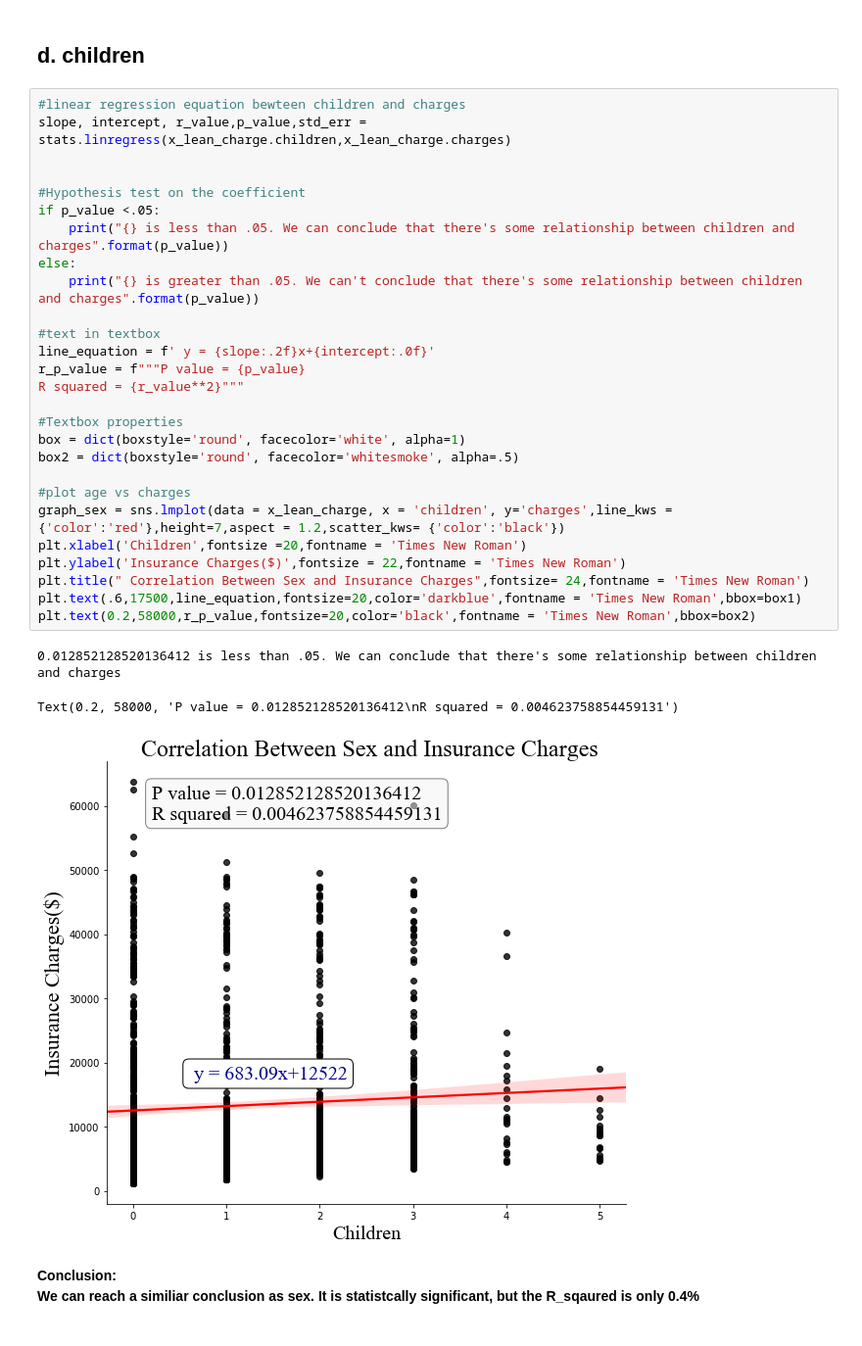
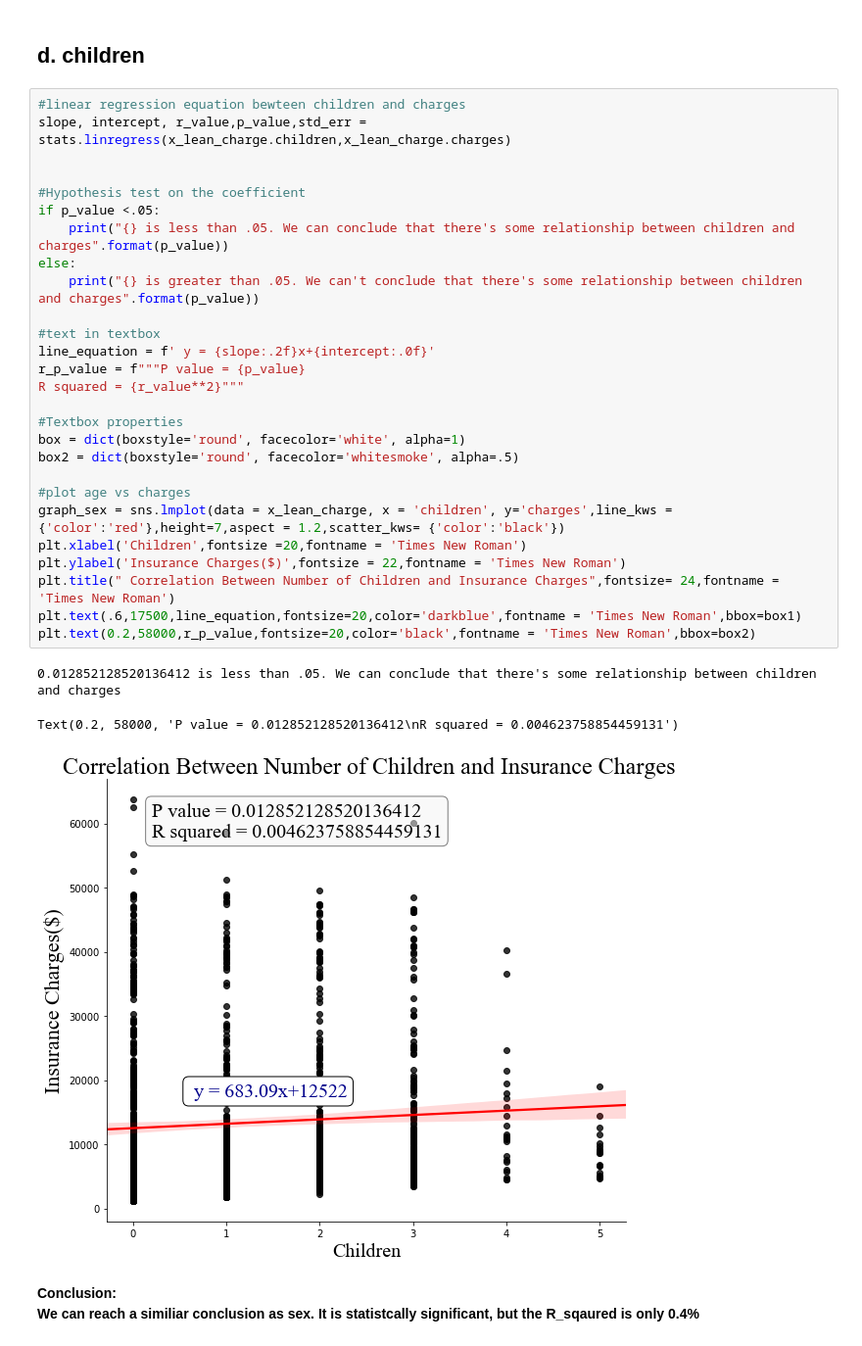
Before and after one commit to feelzoo/US_Medical_Insurance_Cost, a Jupyter notebook: US_Medical_Insurance_Cost_multiple_regression.ipynb, the cells around one changed output. Shown: that part at 98% size. Cells and saved outputs as stored; diff of their text form.

```diff
--- a/US_Medical_Insurance_Cost_multiple_regression.ipynb
+++ b/US_Medical_Insurance_Cost_multiple_regression.ipynb
@@ -331,34 +331,34 @@ Text(0.2, 58000, 'P value = 0.036132721005929666\nR squared = 0.0032823803913607
 # %%
 #linear regression equation bewteen children and charges
 slope, intercept, r_value,p_value,std_err = stats.linregress(x_lean_charge.children,x_lean_charge.charges)
 
 
 #Hypothesis test on the coefficient
 if p_value <.05:
     print("{} is less than .05. We can conclude that there's some relationship between children and charges".format(p_value))
 else:
     print("{} is greater than .05. We can't conclude that there's some relationship between children and charges".format(p_value))
 
 #text in textbox
 line_equation = f' y = {slope:.2f}x+{intercept:.0f}'
 r_p_value = f"""P value = {p_value}
 R squared = {r_value**2}"""
 
 #Textbox properties
 box = dict(boxstyle='round', facecolor='white', alpha=1)
 box2 = dict(boxstyle='round', facecolor='whitesmoke', alpha=.5)
 
 #plot age vs charges
 graph_sex = sns.lmplot(data = x_lean_charge, x = 'children', y='charges',line_kws = {'color':'red'},height=7,aspect = 1.2,scatter_kws= {'color':'black'})
 plt.xlabel('Children',fontsize =20,fontname = 'Times New Roman')
 plt.ylabel('Insurance Charges($)',fontsize = 22,fontname = 'Times New Roman')
-plt.title(" Correlation Between Sex and Insurance Charges",fontsize= 24,fontname = 'Times New Roman')
+plt.title(" Correlation Between Number of Children and Insurance Charges",fontsize= 24,fontname = 'Times New Roman')
 plt.text(.6,17500,line_equation,fontsize=20,color='darkblue',fontname = 'Times New Roman',bbox=box1)
 plt.text(0.2,58000,r_p_value,fontsize=20,color='black',fontname = 'Times New Roman',bbox=box2)
 # %% [output]
 0.012852128520136412 is less than .05. We can conclude that there's some relationship between children and charges
 Text(0.2, 58000, 'P value = 0.012852128520136412\nR squared = 0.004623758854459131')
-[figure, old version]
+[figure, new version]
 # %% [markdown]
 <b>Conclusion: <br>We can reach a similiar conclusion as sex. It is statistcally significant, but the R_sqaured is only 0.4%
 # %% [markdown]
```
Also changed, not shown: parts of 1 cell of this notebook.
